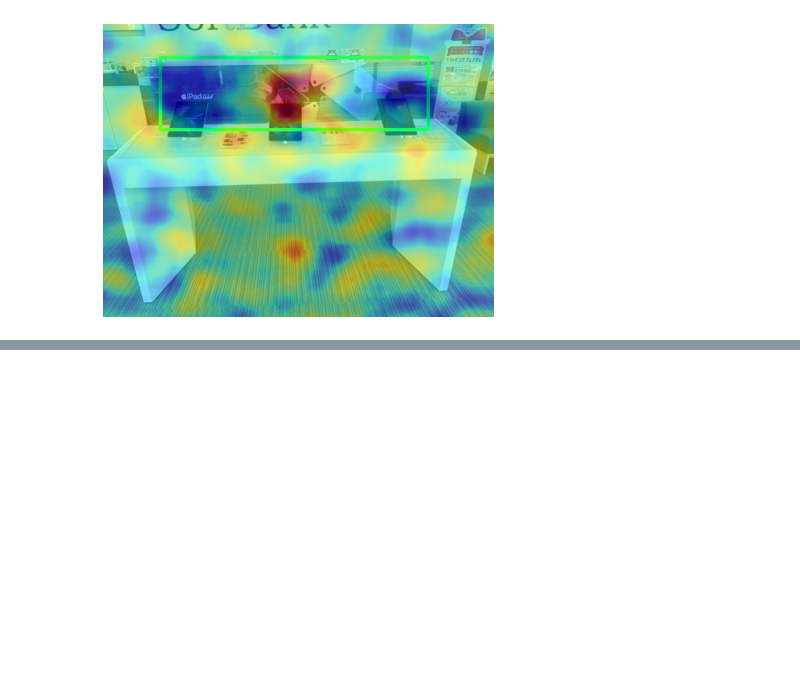
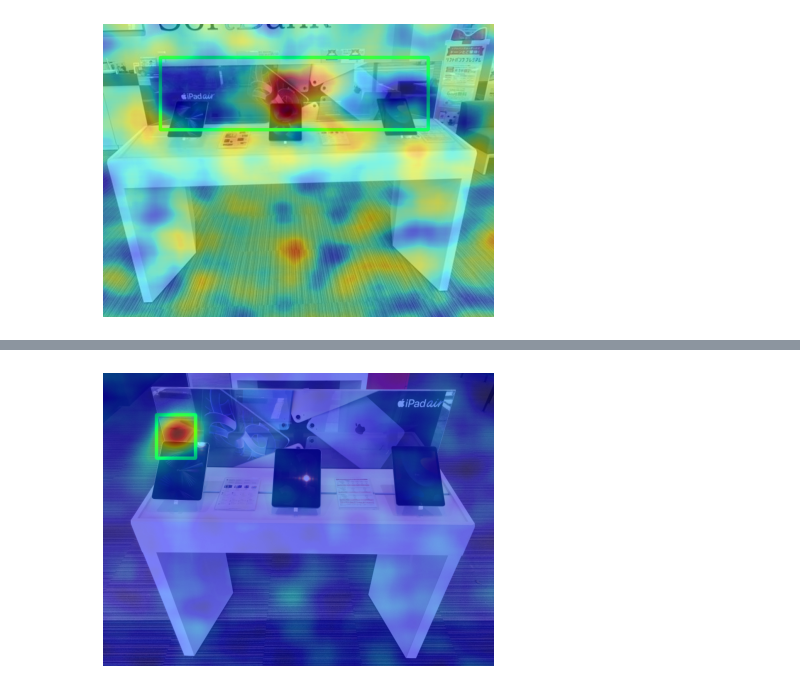
Before and after one commit to sbappleai/pytorch_D-RISE, a Jupyter notebook: 2022-spring.ipynb, the cells around one changed output, grey strips where cells are left out. Saved outputs shown, nothing was run; the diff lists cells and outputs as text; code cells hidden in the pictures; blank space fills up the shorter version.

```diff
--- a/2022-spring.ipynb
+++ b/2022-spring.ipynb
@@ -215,0 +248,20 @@ plt.show()
+# %%
+target_box = np.array([109, 85, 189, 174])
+cidx = 4
+saliency_map = generate_saliency_map(image,
+                                     target_class_index=cidx,
+                                     target_box=target_box,
+                                     prob_thresh=0.5,
+                                     grid_size=(16, 16),
+                                     n_masks=1000)
+
+image_with_bbox = image.copy()
+cv2.rectangle(image_with_bbox, tuple(target_box[:2]), tuple(target_box[2:]),
+              (0, 255, 0), 5)
+plt.figure(figsize=(7, 7))
+plt.imshow(image_with_bbox[:, :, ::-1])
+plt.imshow(saliency_map, cmap='jet', alpha=0.5)
+plt.axis('off')
+plt.show()
+# %% [output]
+[figure, added]
```
Also changed, not shown: parts of 7 cells of this notebook.
